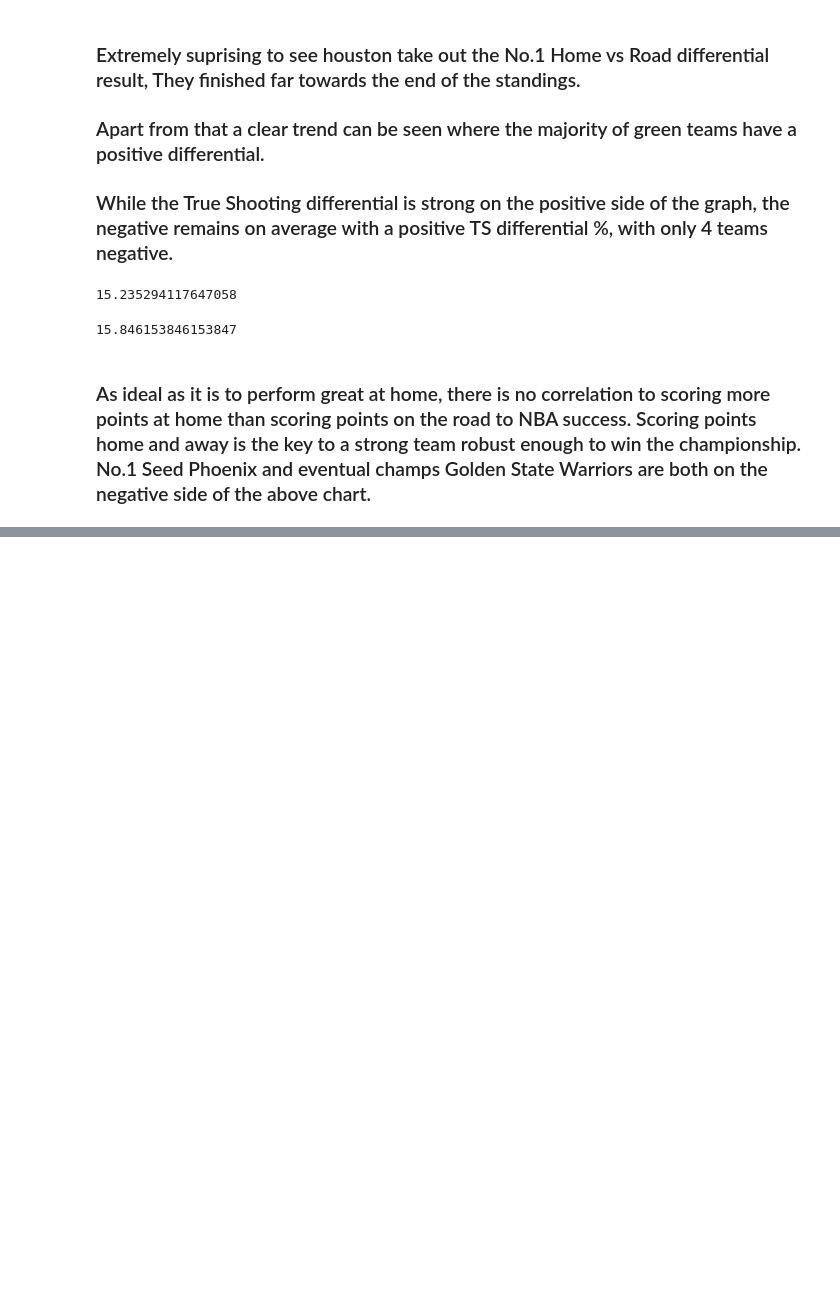
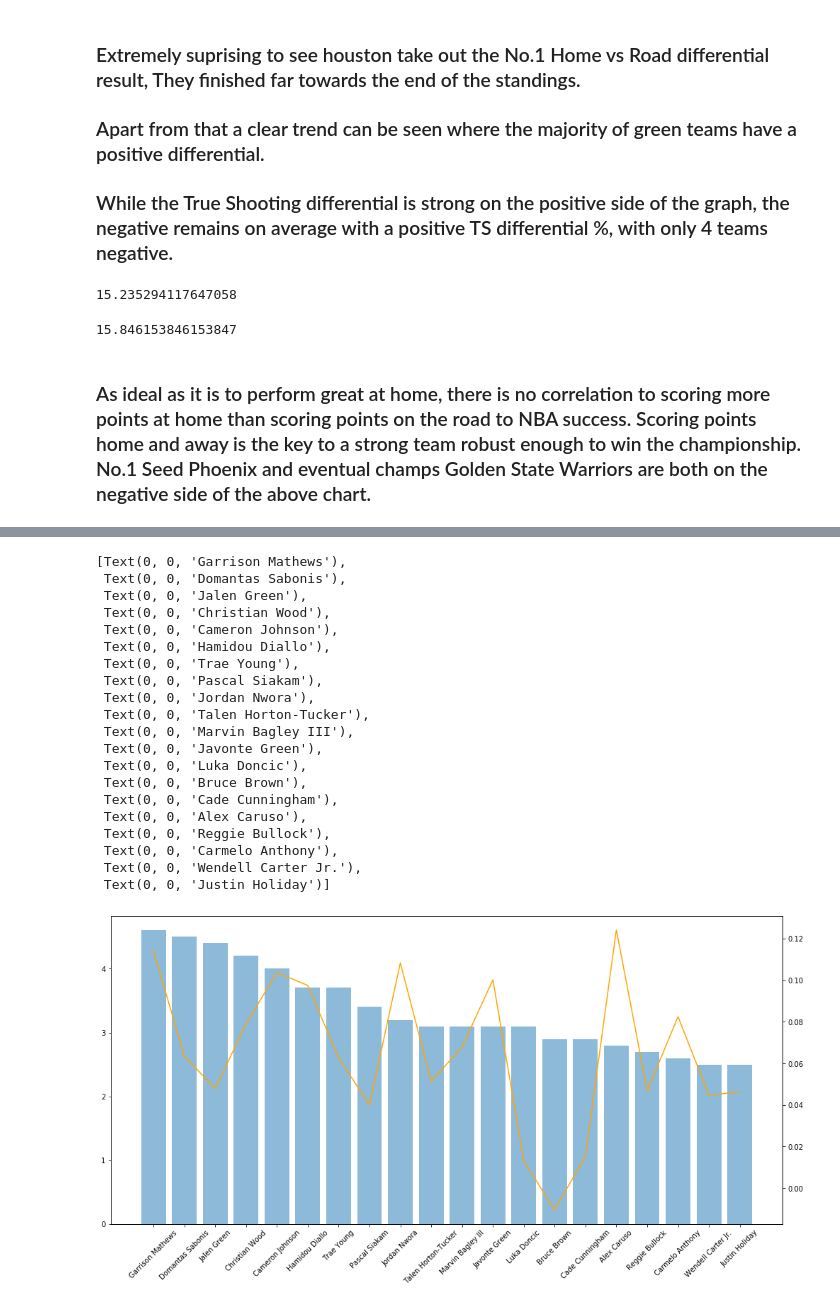
Before and after one commit to MGCorn/NBA-Home-Ground-Advantage-, a Jupyter notebook: NBA_Home ground advantage.ipynb, the cells around one changed output, grey strips where cells are left out. Saved outputs shown, nothing was run; the diff lists cells and outputs as text; code cells hidden in the pictures; blank space fills up the shorter version.

```diff
--- a/NBA_Home ground advantage.ipynb
+++ b/NBA_Home ground advantage.ipynb
@@ -572,7 +571,7 @@ points_sumry[points_sumry['TEAM'] == 'MIN']
 
 ### TS% = 0.5PTS/(FGA + 0.475FTA)
 # %%
-points_sumry['TS%_H'] = 0.5*points_sumry['PTS_H']/(points_sumry['FGA_H']+ 0.475*points_sumry['FTA_H'])
+points['TS%_H'] = 0.5*points['PTS_H']/(points['FGA_H']+ 0.475*points['FTA_H'])
 # %%
-points_sumry['TS%_R'] = 0.5*points_sumry['PTS_R']/(points_sumry['FGA_R']+ 0.475*points_sumry['FTA_R'])
+points['TS%_R'] = 0.5*points['PTS_R']/(points['FGA_R']+ 0.475*points['FTA_R'])
 # %%
@@ -586,5 +585,5 @@ points_sumry.head()
 | 4 | Kevin Durant | BKN | 31 | 29.2 | 50.2 | 37.3 | 91.4 | 7.1 | 20.6 | 24 | ... | ... |
 5 rows × 22 columns
 # %%
-points_sumry['TS_DIFF'] = points_sumry['TS%_H'] - points_sumry['TS%_R']
+points['TS_DIFF'] = points['TS%_H'] - points['TS%_R']
 # %%
@@ -693,0 +683,2 @@ Text(0, 0.5, 'Point Difference')
+# %%
+top_players = points.sort_values('PTS_DIFF', ascending = False)
@@ -693,0 +695,28 @@ Text(0, 0.5, 'Point Difference')
+# %%
+fig,ax = plt.subplots(figsize = (17,8))
+ax.bar(top_players[:20]['PLAYER'], top_players[:20]['PTS_DIFF'], alpha = 0.50)
+ax2 = ax.twinx()
+ax2.plot(top_players[:20]['PLAYER'],top_players[:20]['TS_DIFF'], color='orange')
+ax.set_xticklabels(top_players[:20]['PLAYER'],rotation=45)
+# %% [output]
+[Text(0, 0, 'Garrison Mathews'),
+ Text(0, 0, 'Domantas Sabonis'),
+ Text(0, 0, 'Jalen Green'),
+ Text(0, 0, 'Christian Wood'),
+ Text(0, 0, 'Cameron Johnson'),
+ Text(0, 0, 'Hamidou Diallo'),
+ Text(0, 0, 'Trae Young'),
+ Text(0, 0, 'Pascal Siakam'),
+ Text(0, 0, 'Jordan Nwora'),
+ Text(0, 0, 'Talen Horton-Tucker'),
+ Text(0, 0, 'Marvin Bagley III'),
+ Text(0, 0, 'Javonte Green'),
+ Text(0, 0, 'Luka Doncic'),
+ Text(0, 0, 'Bruce Brown'),
+ Text(0, 0, 'Cade Cunningham'),
+ Text(0, 0, 'Alex Caruso'),
+ Text(0, 0, 'Reggie Bullock'),
+ Text(0, 0, 'Carmelo Anthony'),
+ Text(0, 0, 'Wendell Carter Jr.'),
+ Text(0, 0, 'Justin Holiday')]
+[figure, added]
```
Also changed, not shown: parts of 95 cells of this notebook.
